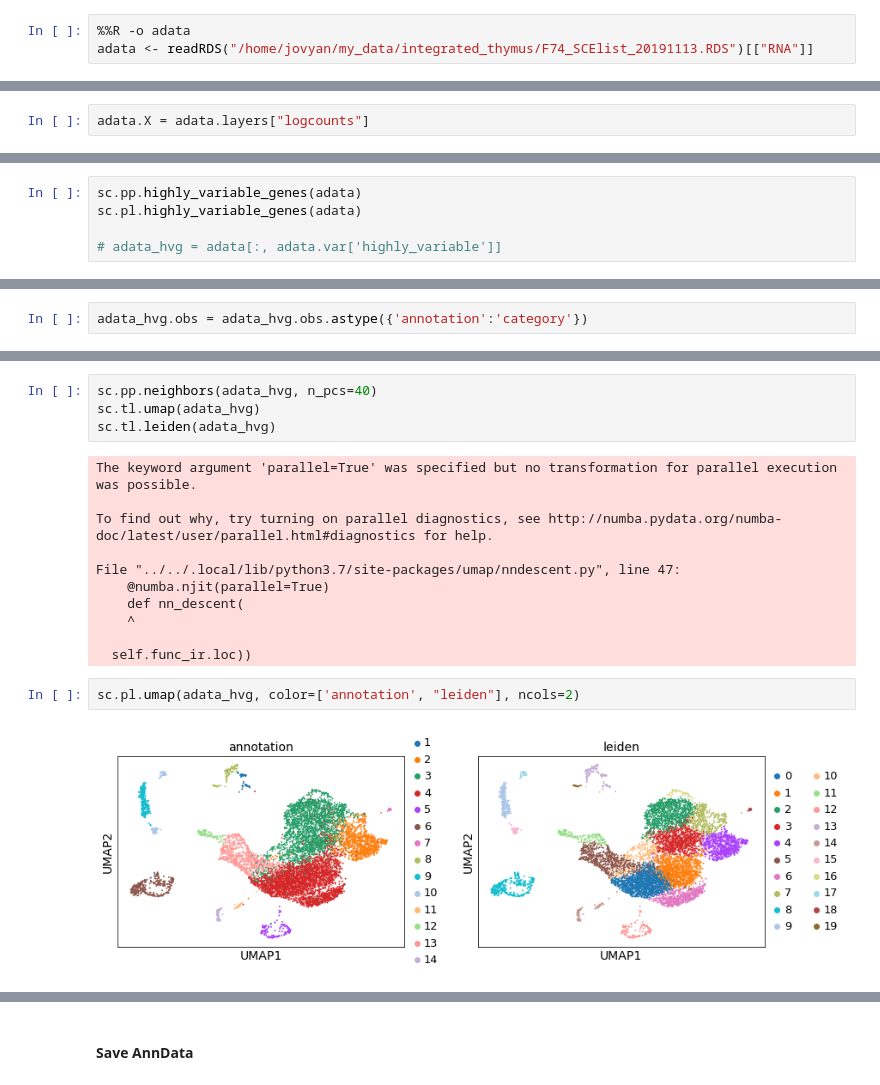
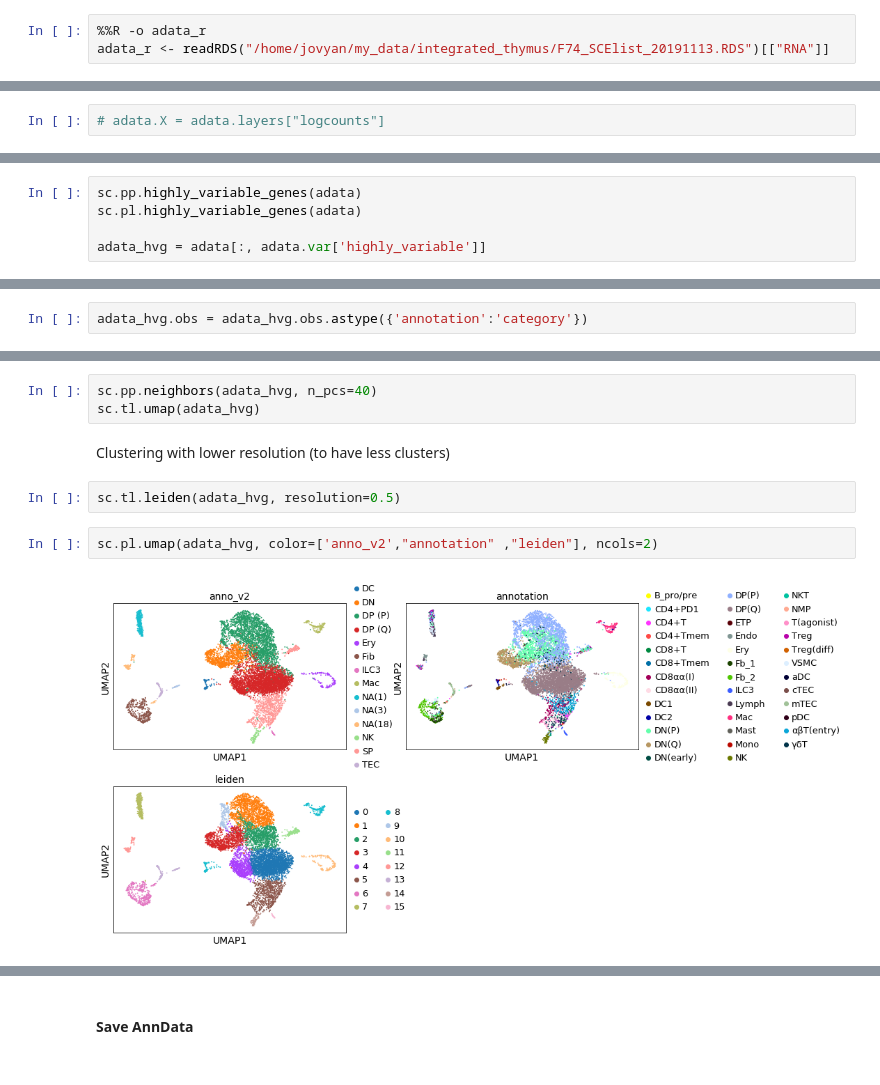
Before and after one commit to emdann/multiOmic_benchmark, a Jupyter notebook: test_methods/20191114_diffPseudotime_tcells.ipynb, the cells around one changed output, grey strips where cells are left out. Saved outputs shown, nothing was run; the diff lists cells and outputs as text.

```diff
--- a/test_methods/20191114_diffPseudotime_tcells.ipynb
+++ b/test_methods/20191114_diffPseudotime_tcells.ipynb
@@ -73,9 +73,9 @@ saveRDS(adata, "~/my_data/F74_RNA_scanpy_preprocessed.RDS")
 # %% [markdown]
 Load SingleCellExperiment object
 # %%
-%%R -o adata
-adata <- readRDS("/home/jovyan/my_data/integrated_thymus/F74_SCElist_20191113.RDS")[["RNA"]]
+%%R -o adata_r
+adata_r <- readRDS("/home/jovyan/my_data/integrated_thymus/F74_SCElist_20191113.RDS")[["RNA"]]
 # %% [markdown]
 #### Visualization
 # %%
-adata.X = adata.layers["logcounts"]
+# adata.X = adata.layers["logcounts"]
@@ -85,5 +87,5 @@ adata.X = adata.layers["logcounts"]
 sc.pp.highly_variable_genes(adata)
 sc.pl.highly_variable_genes(adata)
 
-# adata_hvg = adata[:, adata.var['highly_variable']]
+adata_hvg = adata[:, adata.var['highly_variable']]
 # %% [output]
@@ -105,19 +105,11 @@ sc.pl.pca_variance_ratio(adata_hvg, log=True)
 # %%
 sc.pp.neighbors(adata_hvg, n_pcs=40)
 sc.tl.umap(adata_hvg)
-sc.tl.leiden(adata_hvg)
-# %% [output]
-The keyword argument 'parallel=True' was specified but no transformation for parallel execution was possible.
-
-To find out why, try turning on parallel diagnostics, see http://numba.pydata.org/numba-doc/latest/user/parallel.html#diagnostics for help.
-
-File "../../.local/lib/python3.7/site-packages/umap/nndescent.py", line 47:
-    @numba.njit(parallel=True)
-    def nn_descent(
-    ^
-
-  self.func_ir.loc))
+# %% [markdown]
+Clustering with lower resolution (to have less clusters)
+# %%
+sc.tl.leiden(adata_hvg, resolution=0.5)
 # %%
-sc.pl.umap(adata_hvg, color=['annotation', "leiden"], ncols=2)
+sc.pl.umap(adata_hvg, color=['anno_v2',"annotation" ,"leiden"], ncols=2)
 # %% [output]
-[figure, old version]
+[figure, new version]
```
Also changed, not shown: parts of 34 cells of this notebook, 9 other files.
